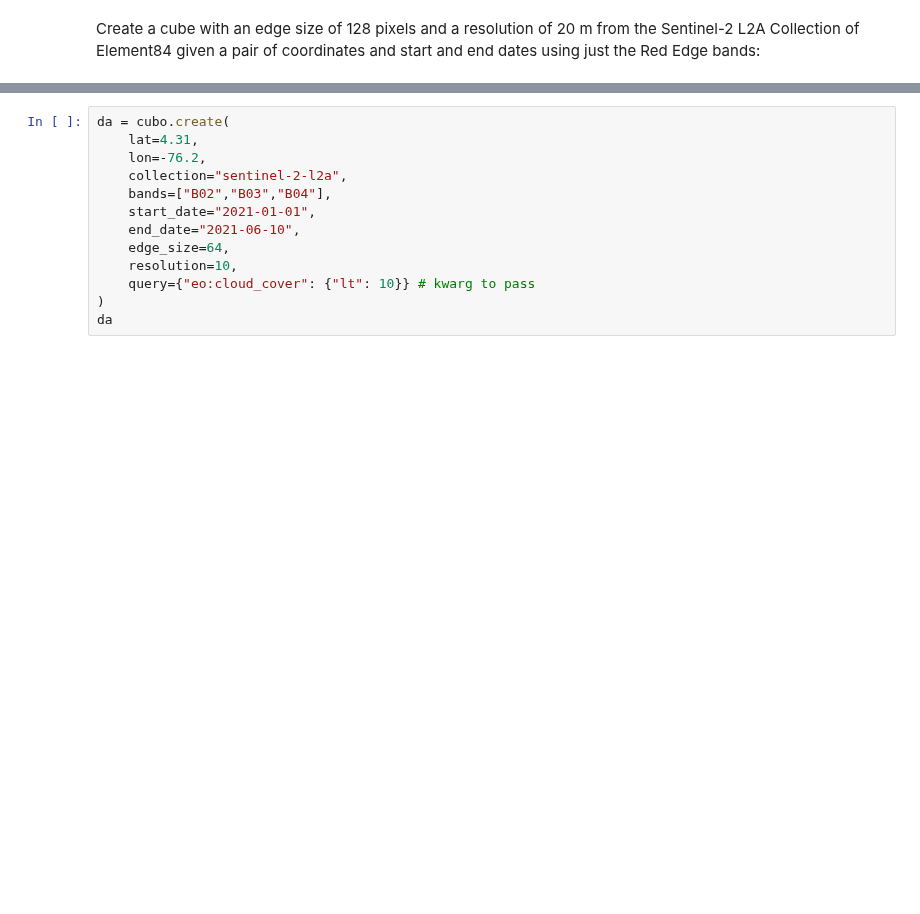
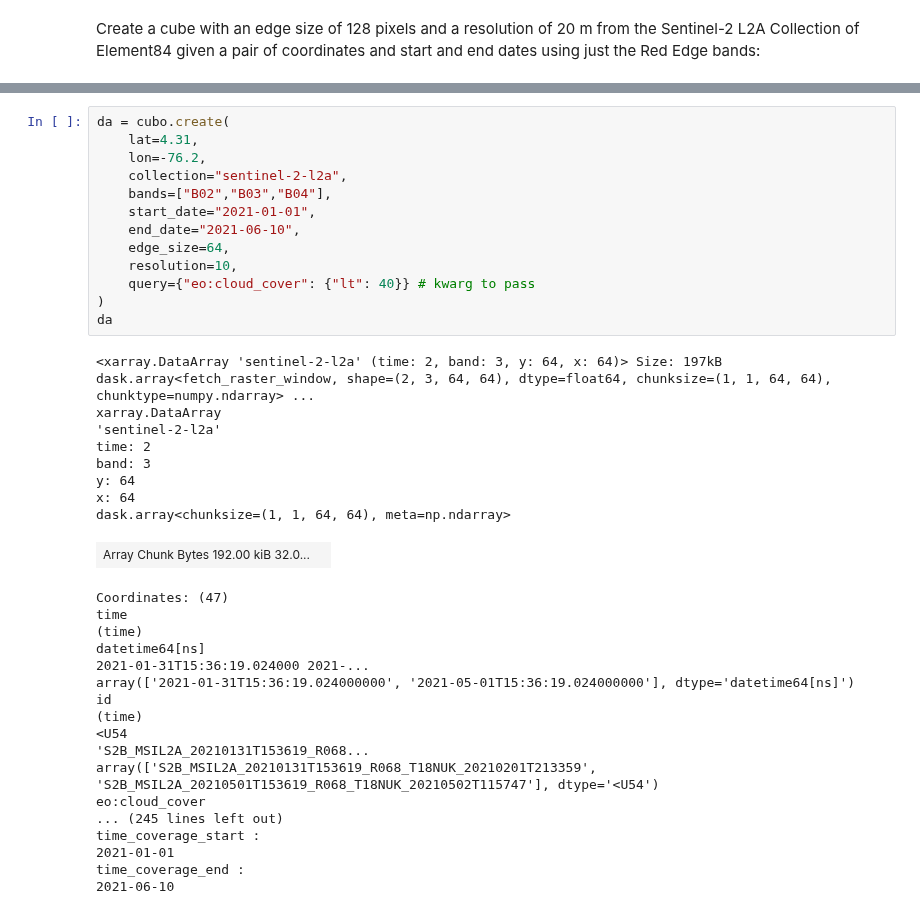
Before and after one commit to ESDS-Leipzig/cubo, a Jupyter notebook: docs/tutorials/getting_started.ipynb, the cells around one changed output, grey strips where cells are left out. Cells and saved outputs as stored; diff of their text form; blank space fills up the shorter version.

```diff
--- a/docs/tutorials/getting_started.ipynb
+++ b/docs/tutorials/getting_started.ipynb
@@ -92,13 +92,40 @@ Create a cube with an edge size of 64 pixels and a resolution of 10 m from the S
 # %%
 da = cubo.create(
     lat=4.31,
     lon=-76.2,
     collection="sentinel-2-l2a",
     bands=["B02","B03","B04"],
     start_date="2021-01-01",
     end_date="2021-06-10",
     edge_size=64,
     resolution=10,
-    query={"eo:cloud_cover": {"lt": 10}} # kwarg to pass
+    query={"eo:cloud_cover": {"lt": 40}} # kwarg to pass
 )
 da
+# %% [output]
+<xarray.DataArray 'sentinel-2-l2a' (time: 2, band: 3, y: 64, x: 64)> Size: 197kB dask.array<fetch_raster_window, shape=(2, 3, 64, 64), dtype=float64, chunksize=(1, 1, 64, 64), chunktype=numpy.ndarray> ...
+xarray.DataArray
+'sentinel-2-l2a'
+time: 2
+band: 3
+y: 64
+x: 64
+dask.array<chunksize=(1, 1, 64, 64), meta=np.ndarray>
+| Array Chunk Bytes 192.00 kiB 32.0... |  |
+Coordinates: (47)
+time
+(time)
+datetime64[ns]
+2021-01-31T15:36:19.024000 2021-...
+array(['2021-01-31T15:36:19.024000000', '2021-05-01T15:36:19.024000000'], dtype='datetime64[ns]')
+id
+(time)
+<U54
+'S2B_MSIL2A_20210131T153619_R068...
+array(['S2B_MSIL2A_20210131T153619_R068_T18NUK_20210201T213359', 'S2B_MSIL2A_20210501T153619_R068_T18NUK_20210502T115747'], dtype='<U54')
+eo:cloud_cover
+... (245 lines left out)
+time_coverage_start :
+2021-01-01
+time_coverage_end :
+2021-06-10
```
Also changed, not shown: parts of 3 cells of this notebook, 10 other files.
